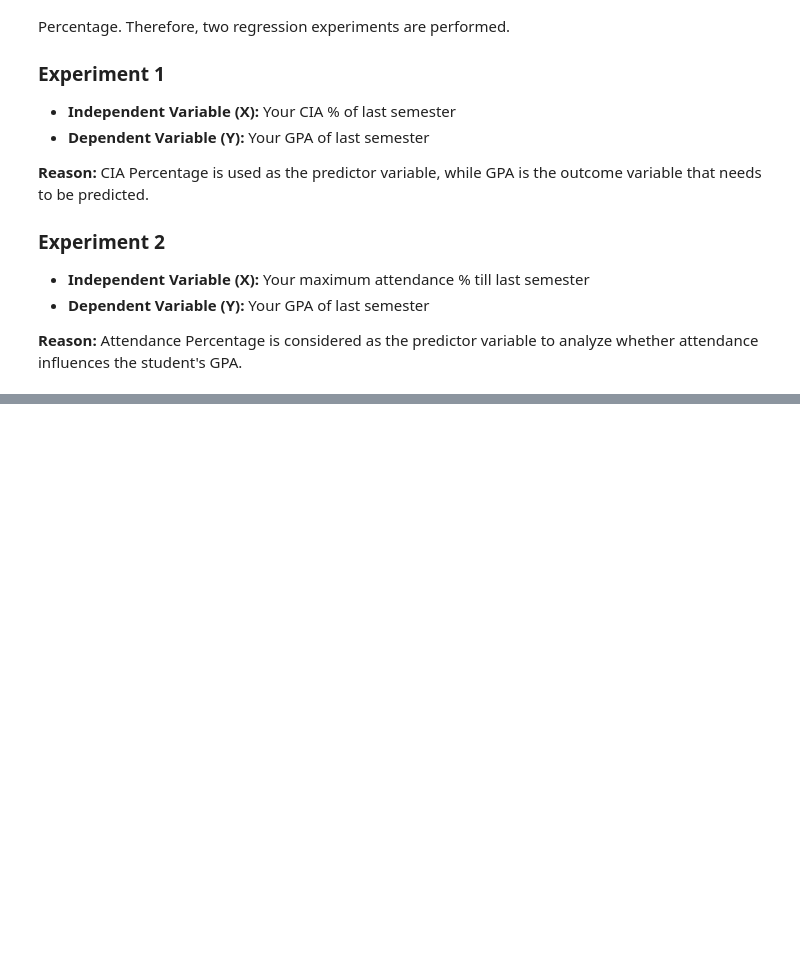
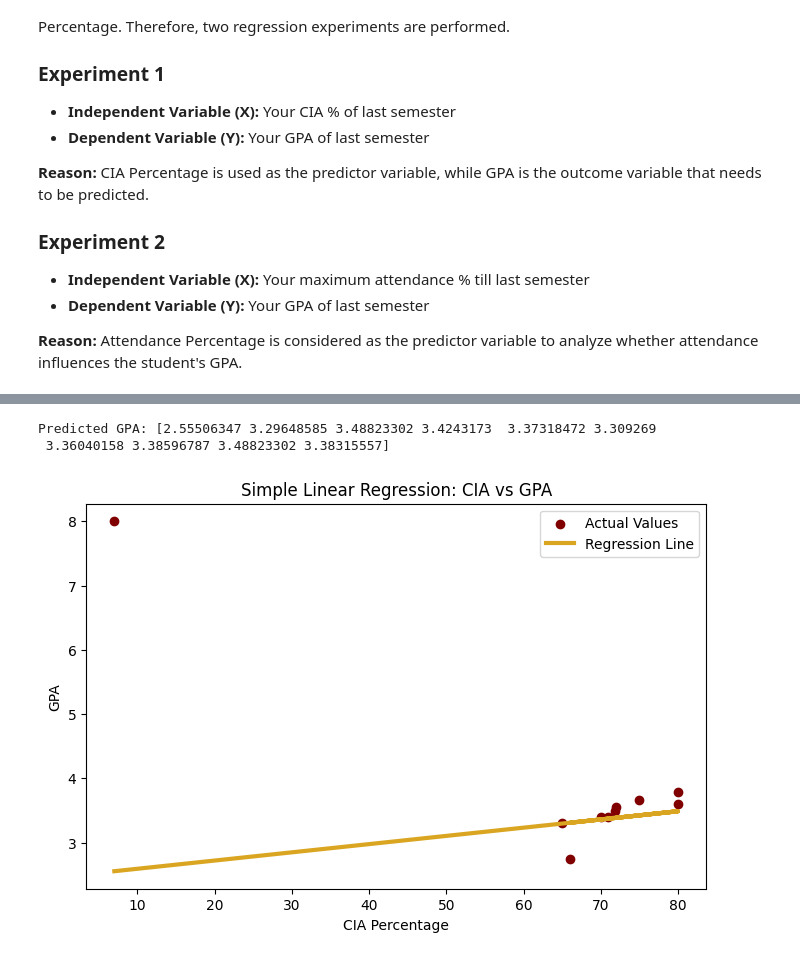
Before and after one commit to an2sh4a/ML-Lab-2547262, a Jupyter notebook: Lab-3/lab-3.ipynb, the cells around one changed output, grey strips where cells are left out. Drawn from its saved outputs; the diff is of its cells as text; code cells hidden in the pictures; blank space fills up the shorter version.

```diff
--- a/Lab-3/lab-3.ipynb
+++ b/Lab-3/lab-3.ipynb
@@ -229,0 +247,13 @@ The objective of this lab is to study whether GPA can be predicted using CIA Per
+# %%
+#Split Dataset 80% data → Training 20% data → Testing
+X_train, X_test, Y_train, Y_test = train_test_split(X,Y,
+test_size=0.2,
+random_state=42
+)
+# %%
+# Training Model
+model = LinearRegression()
+model.fit(
+    X_train,
+    Y_train
+)
@@ -229,0 +276,33 @@ The objective of this lab is to study whether GPA can be predicted using CIA Per
+# %%
+# Predicting GPA
+Y_pred = model.predict(X_test)
+print("Predicted GPA:", Y_pred)
+# %% [output]
+Predicted GPA: [2.55506347 3.29648585 3.48823302 3.4243173  3.37318472 3.309269
+ 3.36040158 3.38596787 3.48823302 3.38315557]
+# %%
+plt.figure(figsize=(8,5))
+plt.scatter(
+X_test,
+Y_test,
+color='maroon',
+label='Actual Values'
+)
+
+plt.plot(
+X_test,
+Y_pred,
+color='goldenrod',
+linewidth=3,
+label='Regression Line'
+)
+
+plt.xlabel("CIA Percentage")
+plt.ylabel("GPA")
+plt.title(
+"Simple Linear Regression: CIA vs GPA"
+)
+plt.legend()
+plt.show()
+# %% [output]
+[figure, added]
```
Also changed, not shown: parts of 19 cells of this notebook.
